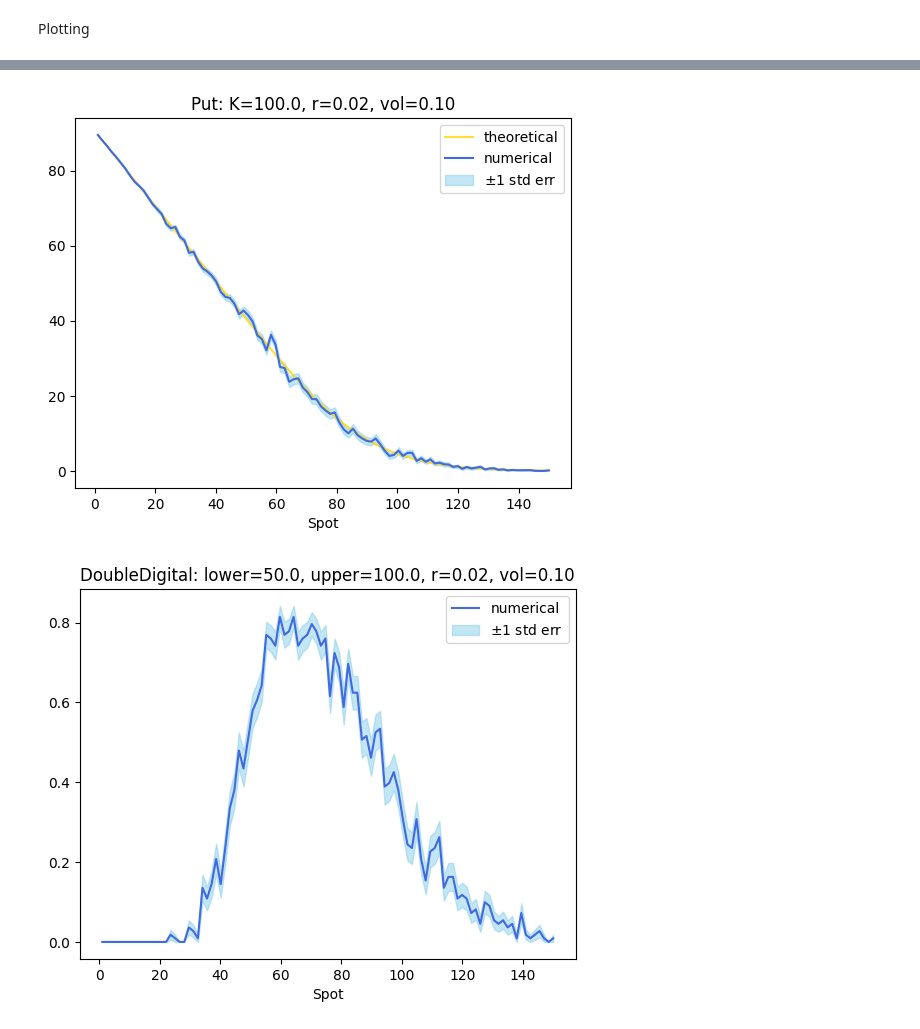
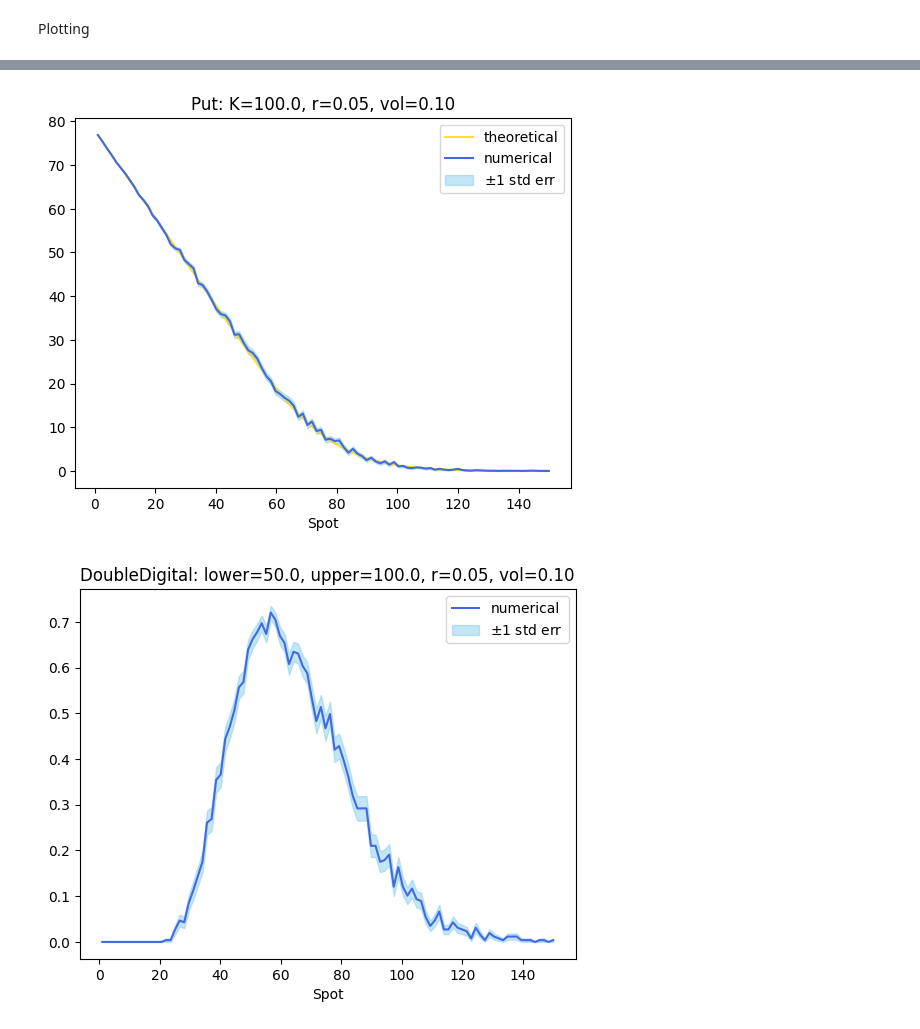
Before and after one commit to KYLChiu/ExoticMonteCarloEngine, a Jupyter notebook: python/ExoticEngine/VanilliaAnalytics.ipynb, the cells around one changed output, grey strips where cells are left out. Drawn from its saved outputs; the diff is of its cells as text; code cells hidden in the pictures.

```diff
--- a/python/ExoticEngine/VanilliaAnalytics.ipynb
+++ b/python/ExoticEngine/VanilliaAnalytics.ipynb
@@ -20,10 +21,10 @@ from scipy.stats import norm
 # %%
 # MC termination
 condition = Stats.ConditionType("PATH_COUNT")
-criteria = 100
+criteria = 200
 
 # market observable
-rate = 0.02
+rate = 0.05
 vol = 0.1
 
 # option expiry
@@ -41,18 +42,22 @@ TestRNG = RNG.TestRandom(random_number_type=random_number_type)
 # %%
 rate_dynamics = lambda t: rate
 vol_dynamics = lambda t: vol
+repo_dynamics = lambda t: 0
+div_dynamics = lambda t: 0
 
 Rate = P.Parameter(param=rate_dynamics)
 Vol = P.Parameter(param=vol_dynamics)
+Repo = P.Parameter(param=repo_dynamics)
+Div = P.Parameter(param=div_dynamics)
 # %% [markdown]
 Visualising GBM distribution
 # %%
 eq_spot=100
 
 S_t = []
-EqModel = Sim.BSModel(eq_spot, rate, vol, TestRNG)
+EqModel = Sim.BSModel(eq_spot, Rate, Repo, Div, Vol, TestRNG)
 for i in range(10000):
-    S_t.append(EqModel.sde(expiry) + eq_spot)
+    S_t.append(EqModel.sde(0, expiry) + eq_spot)
 
 plt.figure()
 plt.hist(S_t, bins=60, alpha=0.7)
@@ -104,40 +84,40 @@ double_digital_std_err = []
 CallPayoff = O.PayOffCall(strike=strike)
 CallOption = O.VanillaOption(CallPayoff, expiry=expiry)
 for S in spots:
-    EqModel = Sim.BSModel(S, rate, vol, TestRNG)
+    EqModel = Sim.BSModel(spot=S, r=Rate, repo_rate=Repo, div_yield=Div, vol=Vol, RNG=TestRNG)
     TerminationCondition = Stats.TerminationCondition(condition=condition,
                                                       criteria=criteria)
     ResultStatistics = Stats.GetStatistics(termination_condition=TerminationCondition)
 
-    call_result = vanilla_mc_pricer(CallOption, S, Rate, EqModel, ResultStatistics)
+    call_result = Pricer.vanilla_mc_pricer(option=CallOption, rate=Rate, sim_model=EqModel, result_collector=ResultStatistics)
     call_price.append(call_result.get_mean())
     call_std_err.append(call_result.get_std_err())
-    call_theory.append(BS_CALL(S=S, K=strike, T=expiry, r=rate, sigma=vol))
+    call_theory.append(Pricer.BS_CALL(S=S, K=strike, T=expiry, r=rate, sigma=vol))
 
 # Vanilla Put
 PutPayoff = O.PayOffPut(strike=strike)
 PutOption = O.VanillaOption(PutPayoff, expiry=expiry)
 for S in spots:
-    EqModel = Sim.BSModel(S, rate, vol, TestRNG)
+    EqModel = Sim.BSModel(spot=S, r=Rate, repo_rate=Repo, div_yield=Div, vol=Vol, RNG=TestRNG)
     TerminationCondition = Stats.TerminationCondition(condition=condition,
                                                       criteria=criteria)
     ResultStatistics = Stats.GetStatistics(termination_condition=TerminationCondition)
 
-    put_result = vanilla_mc_pricer(PutOption, S, Rate, EqModel, ResultStatistics)
+    put_result = Pricer.vanilla_mc_pricer(option=PutOption, rate=Rate, sim_model=EqModel, result_collector=ResultStatistics)
     put_price.append(put_result.get_mean())
     put_std_err.append(put_result.get_std_err())
-    put_theory.append(BS_PUT(S=S, K=strike, T=expiry, r=rate, sigma=vol))
+    put_theory.append(Pricer.BS_PUT(S=S, K=strike, T=expiry, r=rate, sigma=vol))
 
 # Double digital
 DDPayoff = O.PayOffDoubleDigital(upper=upper, lower=lower)
 DDOption = O.VanillaOption(DDPayoff, expiry=expiry)
 for S in spots:
-    EqModel = Sim.BSModel(S, rate, vol, TestRNG)
+    EqModel = Sim.BSModel(spot=S, r=Rate, repo_rate=Repo, div_yield=Div, vol=Vol, RNG=TestRNG)
     TerminationCondition = Stats.TerminationCondition(condition=condition,
                                                       criteria=criteria)
     ResultStatistics = Stats.GetStatistics(termination_condition=TerminationCondition)
 
-    double_digital_result = vanilla_mc_pricer(DDOption, S, Rate, EqModel, ResultStatistics)
+    double_digital_result = Pricer.vanilla_mc_pricer(option=DDOption, rate=Rate, sim_model=EqModel, result_collector=ResultStatistics)
     double_digital_price.append(double_digital_result.get_mean())
     double_digital_std_err.append(double_digital_result.get_std_err())
 # %% [markdown]
@@ -172,15 +153,17 @@ plot_price_as_function_of_spot(spots=spots,
 title = "{0}: K={1}, r={2:.2f}, vol={3:.2f}".format("Put", strike, rate, vol)
 plot_price_as_function_of_spot(spots=spots,
                                theory=put_theory,
-                               emp_prices=put_price, sems=put_std_err,
+                               emp_prices=put_price,
+                               sems=put_std_err,
                                title=title)
 # %% [output]
-[figure, old version]
+[figure, new version]
 # %%
 title = "{0}: lower={1}, upper={2}, r={3:.2f}, vol={4:.2f}".format("DoubleDigital", lower, upper, rate, vol)
 plot_price_as_function_of_spot(spots=spots,
                                theory=None,
-                               emp_prices=double_digital_price, sems=double_digital_std_err,
+                               emp_prices=double_digital_price,
+                               sems=double_digital_std_err,
                                title=title)
 # %% [output]
-[figure, old version]
+[figure, new version]
```
Also changed, not shown: parts of 7 cells of this notebook, 6 other files.
